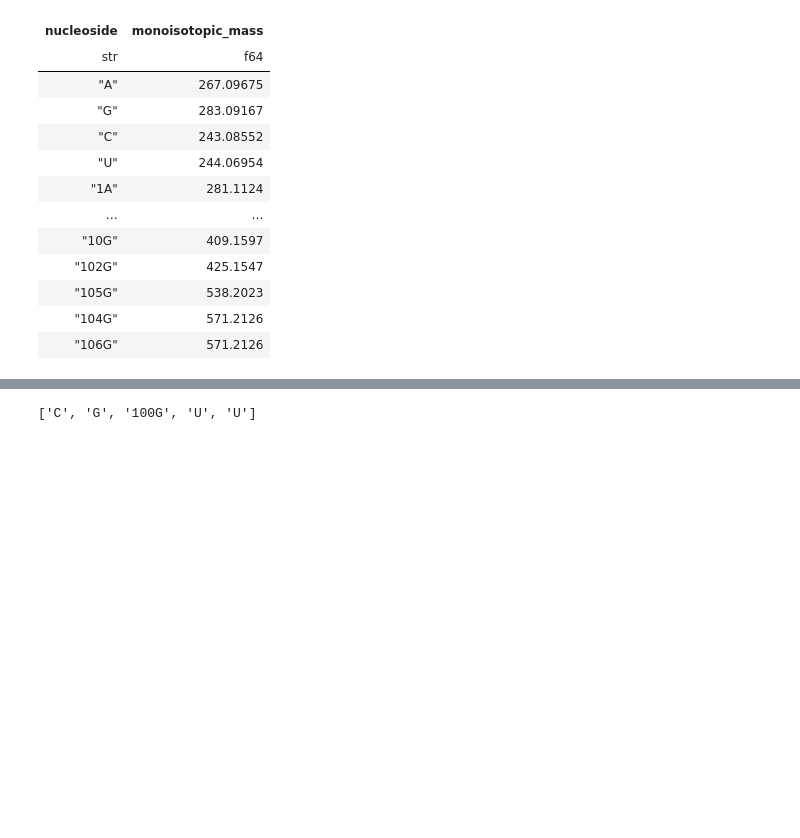
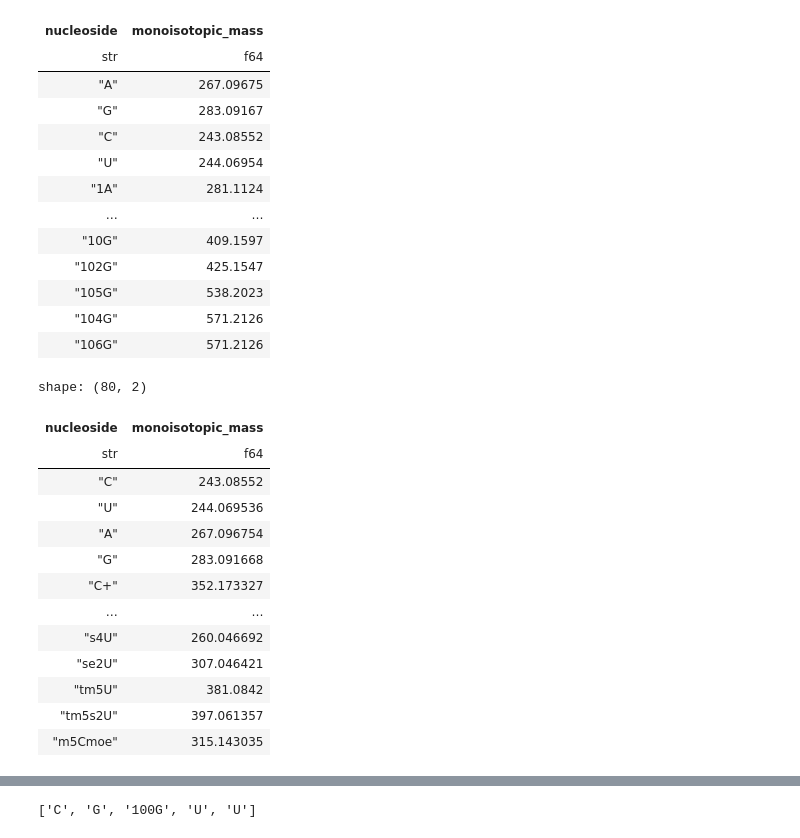
Before and after one commit to spectrseq/spectrseqtools-evaluation, a Jupyter notebook: playground/learn.ipynb, the cells around one changed output, grey strips where cells are left out. Drawn from its saved outputs; the diff is of its cells as text; code cells hidden in the pictures; blank space fills up the shorter version.

Commit message:
Added Purine and Pyrimide modifications together properly

```diff
--- a/playground/learn.ipynb
+++ b/playground/learn.ipynb
@@ -27,3 +27,28 @@ shape: (67, 2)
 | "105G" | 538.2023 |
 | "104G" | 571.2126 |
 | "106G" | 571.2126 |
+# %%
+#masses2 = pl.read("../workflow/resources/Pyramidine_modifications.xls")#,separator="\t")
+masses2 = pl.read_excel("../workflow/resources/Pyramidine_modifications.xlsx")
+# %%
+masses_pyrimidines = masses2.select(
+    pl.col("Symbol").alias("nucleoside"),
+    pl.col("Mass").cast(pl.Float64).alias("monoisotopic_mass"),
+    )
+# %%
+masses_pyrimidines
+# %% [output]
+shape: (80, 2)
+| nucleoside | monoisotopic_mass |
+| str | f64 |
+| "C" | 243.08552 |
+| "U" | 244.069536 |
+| "A" | 267.096754 |
+| "G" | 283.091668 |
+| "C+" | 352.173327 |
+| … | … |
+| "s4U" | 260.046692 |
+| "se2U" | 307.046421 |
+| "tm5U" | 381.0842 |
+| "tm5s2U" | 397.061357 |
+| "m5Cmoe" | 315.143035 |
```
Also changed, not shown: parts of 8 cells of this notebook, 5 other files.
